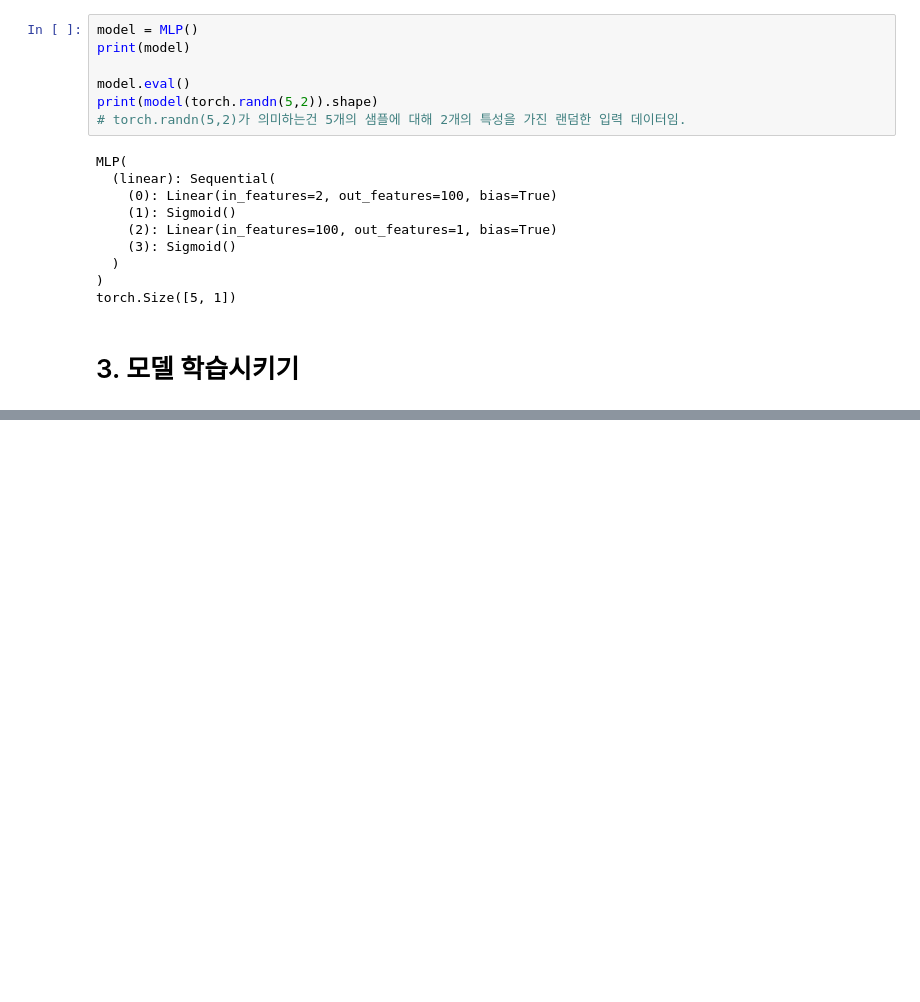
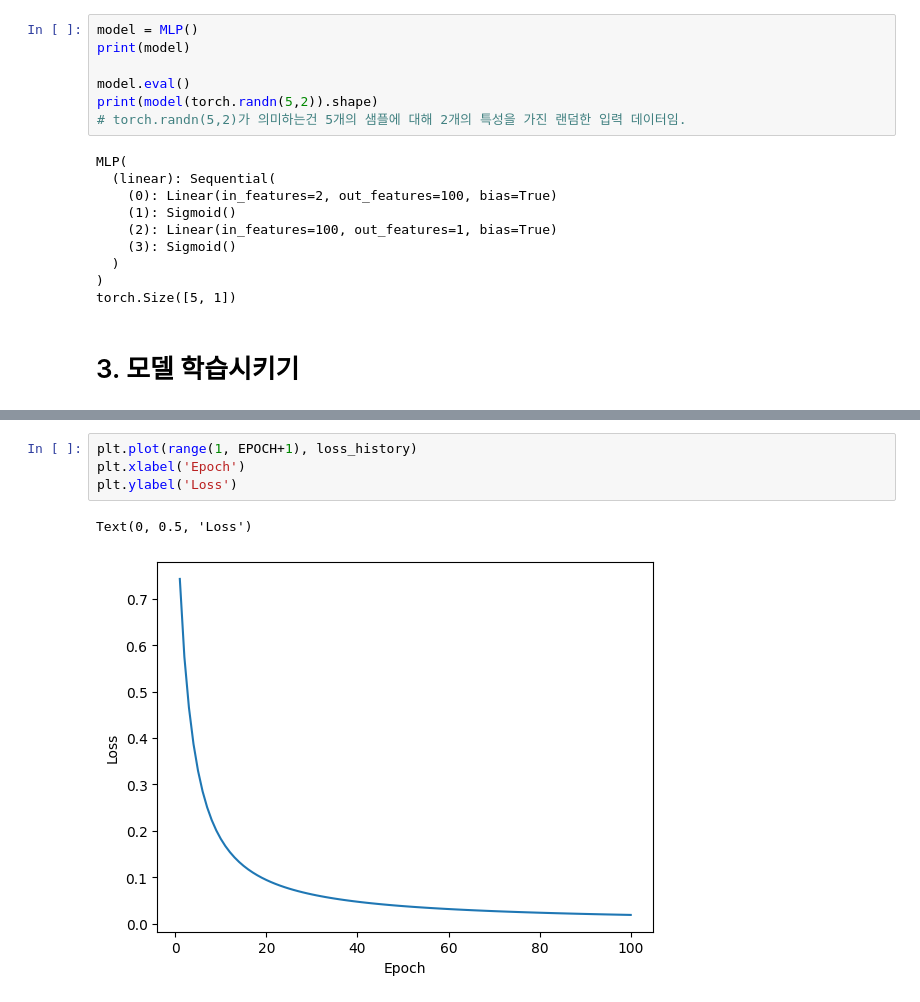
Before and after one commit to binghin2/Pytorch_basic, a Jupyter notebook: binary_classification.ipynb, the cells around one changed output, grey strips where cells are left out. Drawn from its saved outputs; the diff is of its cells as text; blank space fills up the shorter version.

```diff
--- a/binary_classification.ipynb
+++ b/binary_classification.ipynb
@@ -150 +150,8 @@ tensor(0.0137, grad_fn=<DivBackward0>)
 tensor(100.)
+# %%
+plt.plot(range(1, EPOCH+1), loss_history)
+plt.xlabel('Epoch')
+plt.ylabel('Loss')
+# %% [output]
+Text(0, 0.5, 'Loss')
+[figure, added]
```
Also changed, not shown: parts of 3 cells of this notebook, 1 other file.
